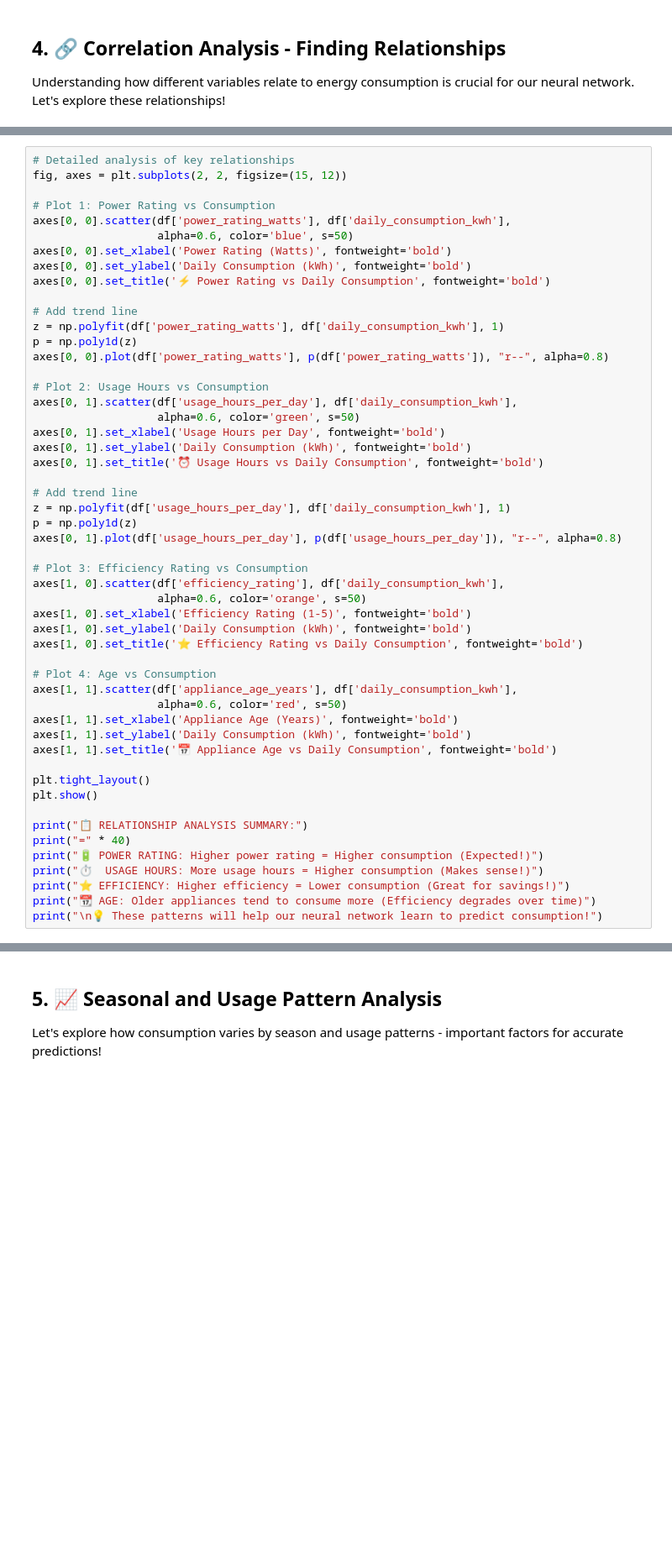
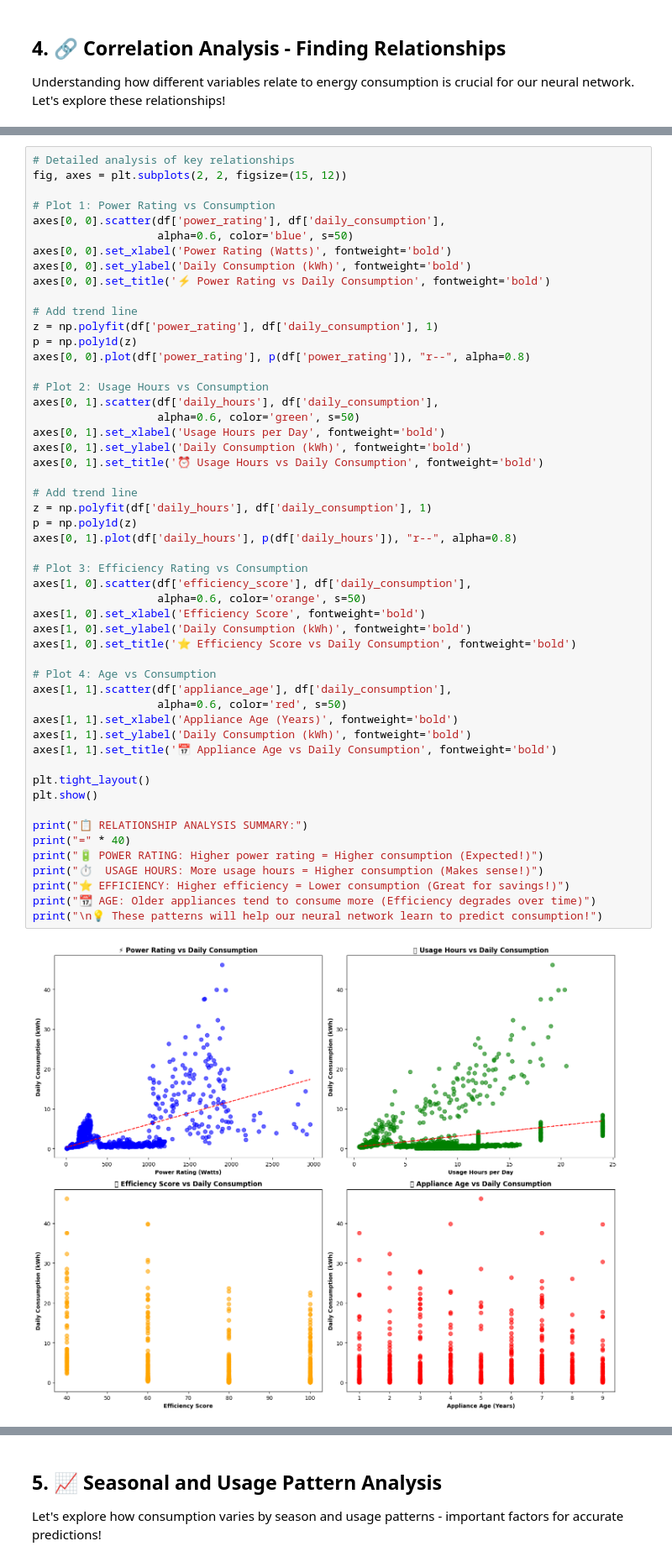
Before and after one commit to JishnuPG-tech/neural-network-appliance-energy-prediction, a Jupyter notebook: notebooks/01_data_exploration.ipynb, the cells around one changed output, grey strips where cells are left out. Shown at 84% size. Drawn from its saved outputs; the diff is of its cells as text; blank space fills up the shorter version.

```diff
--- a/notebooks/01_data_exploration.ipynb
+++ b/notebooks/01_data_exploration.ipynb
@@ -383,50 +503,52 @@ for variable, correlation in consumption_correlations.items():
 fig, axes = plt.subplots(2, 2, figsize=(15, 12))
 
 # Plot 1: Power Rating vs Consumption
-axes[0, 0].scatter(df['power_rating_watts'], df['daily_consumption_kwh'],
+axes[0, 0].scatter(df['power_rating'], df['daily_consumption'],
                    alpha=0.6, color='blue', s=50)
 axes[0, 0].set_xlabel('Power Rating (Watts)', fontweight='bold')
 axes[0, 0].set_ylabel('Daily Consumption (kWh)', fontweight='bold')
 axes[0, 0].set_title('⚡ Power Rating vs Daily Consumption', fontweight='bold')
 
 # Add trend line
-z = np.polyfit(df['power_rating_watts'], df['daily_consumption_kwh'], 1)
+z = np.polyfit(df['power_rating'], df['daily_consumption'], 1)
 p = np.poly1d(z)
-axes[0, 0].plot(df['power_rating_watts'], p(df['power_rating_watts']), "r--", alpha=0.8)
+axes[0, 0].plot(df['power_rating'], p(df['power_rating']), "r--", alpha=0.8)
 
 # Plot 2: Usage Hours vs Consumption
-axes[0, 1].scatter(df['usage_hours_per_day'], df['daily_consumption_kwh'],
+axes[0, 1].scatter(df['daily_hours'], df['daily_consumption'],
                    alpha=0.6, color='green', s=50)
 axes[0, 1].set_xlabel('Usage Hours per Day', fontweight='bold')
 axes[0, 1].set_ylabel('Daily Consumption (kWh)', fontweight='bold')
 axes[0, 1].set_title('⏰ Usage Hours vs Daily Consumption', fontweight='bold')
 
 # Add trend line
-z = np.polyfit(df['usage_hours_per_day'], df['daily_consumption_kwh'], 1)
+z = np.polyfit(df['daily_hours'], df['daily_consumption'], 1)
 p = np.poly1d(z)
-axes[0, 1].plot(df['usage_hours_per_day'], p(df['usage_hours_per_day']), "r--", alpha=0.8)
+axes[0, 1].plot(df['daily_hours'], p(df['daily_hours']), "r--", alpha=0.8)
 
 # Plot 3: Efficiency Rating vs Consumption
-axes[1, 0].scatter(df['efficiency_rating'], df['daily_consumption_kwh'],
+axes[1, 0].scatter(df['efficiency_score'], df['daily_consumption'],
                    alpha=0.6, color='orange', s=50)
-axes[1, 0].set_xlabel('Efficiency Rating (1-5)', fontweight='bold')
+axes[1, 0].set_xlabel('Efficiency Score', fontweight='bold')
 axes[1, 0].set_ylabel('Daily Consumption (kWh)', fontweight='bold')
-axes[1, 0].set_title('⭐ Efficiency Rating vs Daily Consumption', fontweight='bold')
+axes[1, 0].set_title('⭐ Efficiency Score vs Daily Consumption', fontweight='bold')
 
 # Plot 4: Age vs Consumption
-axes[1, 1].scatter(df['appliance_age_years'], df['daily_consumption_kwh'],
+axes[1, 1].scatter(df['appliance_age'], df['daily_consumption'],
                    alpha=0.6, color='red', s=50)
 axes[1, 1].set_xlabel('Appliance Age (Years)', fontweight='bold')
 axes[1, 1].set_ylabel('Daily Consumption (kWh)', fontweight='bold')
 axes[1, 1].set_title('📅 Appliance Age vs Daily Consumption', fontweight='bold')
 
 plt.tight_layout()
 plt.show()
 
 print("📋 RELATIONSHIP ANALYSIS SUMMARY:")
 print("=" * 40)
 print("🔋 POWER RATING: Higher power rating = Higher consumption (Expected!)")
 print("⏱️  USAGE HOURS: More usage hours = Higher consumption (Makes sense!)")
 print("⭐ EFFICIENCY: Higher efficiency = Lower consumption (Great for savings!)")
 print("📆 AGE: Older appliances tend to consume more (Efficiency degrades over time)")
 print("\n💡 These patterns will help our neural network learn to predict consumption!")
+# %% [output]
+[figure, added]
```
Also changed, not shown: parts of 11 cells of this notebook.
